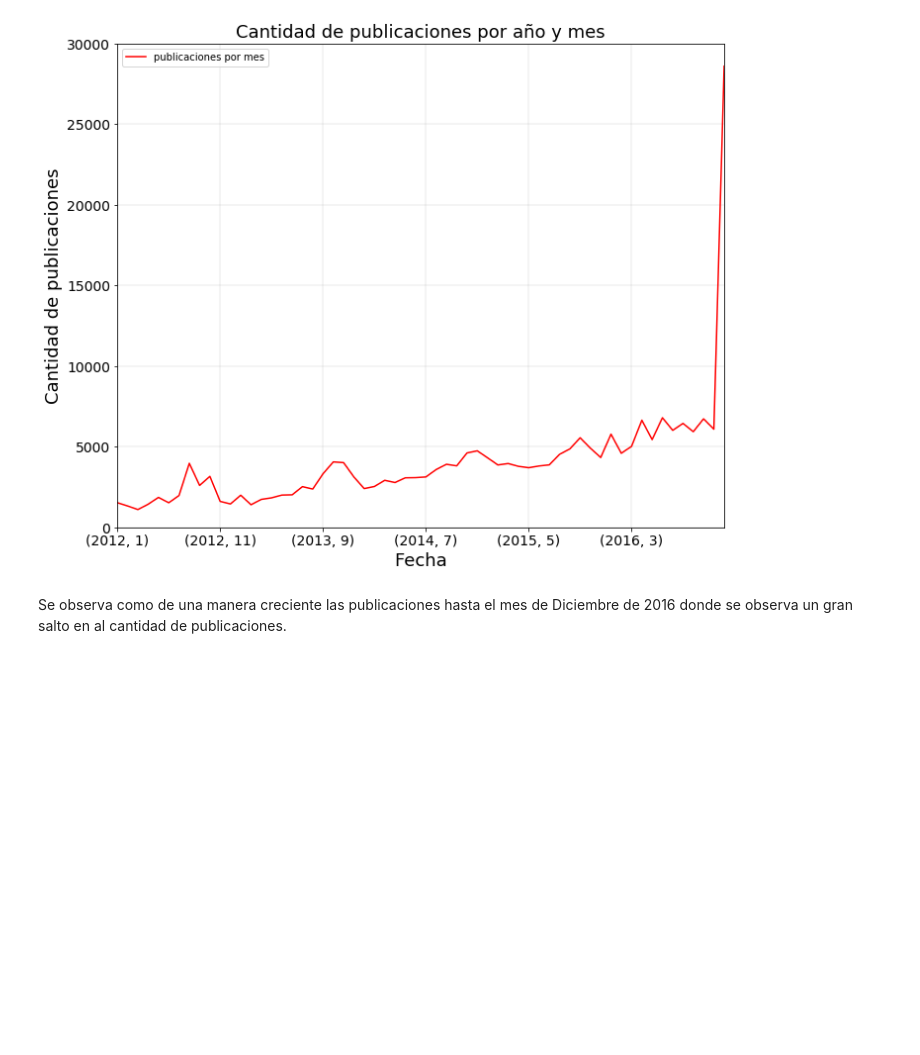
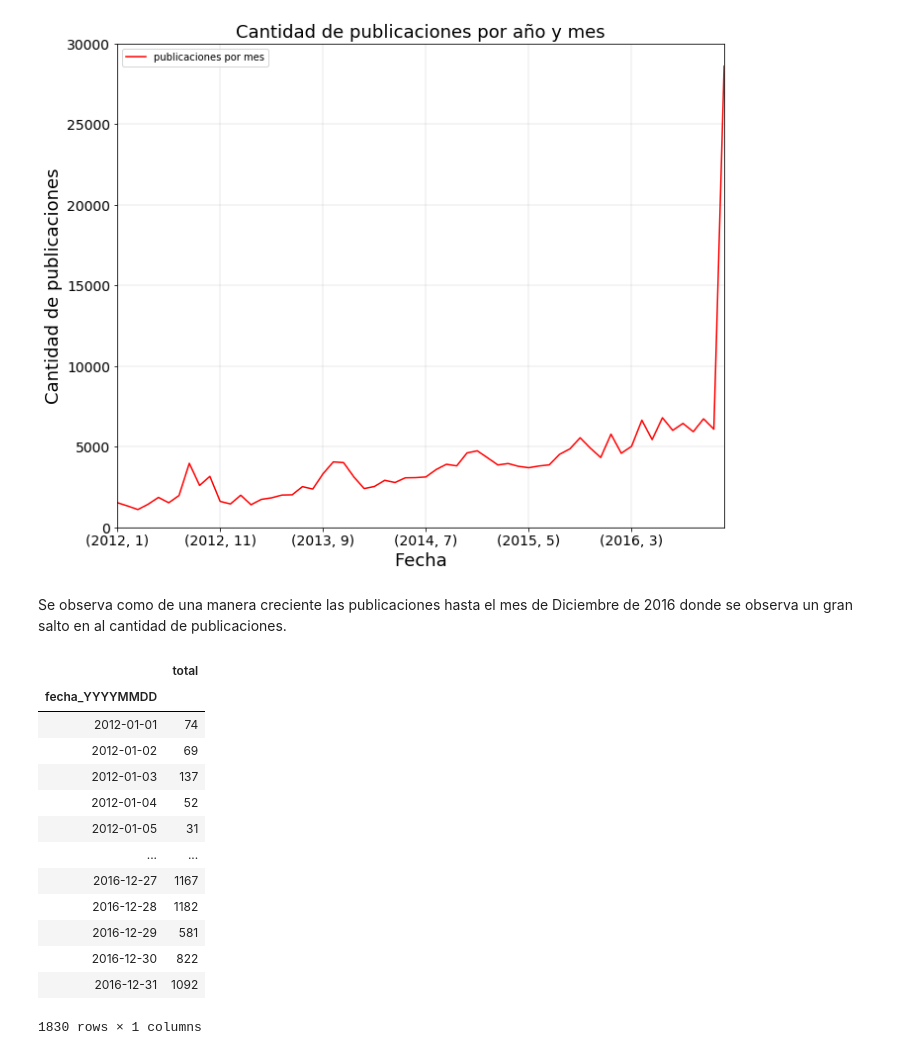
Before and after one commit to cessar5/7506_20192C, a Jupyter notebook: tp1.ipynb, the cells around one changed output. Saved outputs shown, nothing was run; the diff lists cells and outputs as text; code cells hidden in the pictures; blank space fills up the shorter version.

```diff
--- a/tp1.ipynb
+++ b/tp1.ipynb
@@ -732,3 +734,23 @@ plt.show()
 [figure]
 # %% [markdown]
 Se observa como de una manera creciente las publicaciones hasta el mes de Diciembre de 2016 donde se observa un gran salto en al cantidad de publicaciones.
+# %%
+dfZP_fecha_YYYYMM2 = dfZP.groupby(['fecha_YYYYMMDD'])['total'].count()
+dfZP_fecha_YYYYMM2.reset_index().sort_values(['fecha_YYYYMMDD'])
+
+dfZP_fecha_YYYYMM2.to_frame()
+# %% [output]
+|  | total |
+| fecha_YYYYMMDD |  |
+| 2012-01-01 | 74 |
+| 2012-01-02 | 69 |
+| 2012-01-03 | 137 |
+| 2012-01-04 | 52 |
+| 2012-01-05 | 31 |
+| ... | ... |
+| 2016-12-27 | 1167 |
+| 2016-12-28 | 1182 |
+| 2016-12-29 | 581 |
+| 2016-12-30 | 822 |
+| 2016-12-31 | 1092 |
+1830 rows × 1 columns
```
Also changed, not shown: parts of 24 cells of this notebook.
